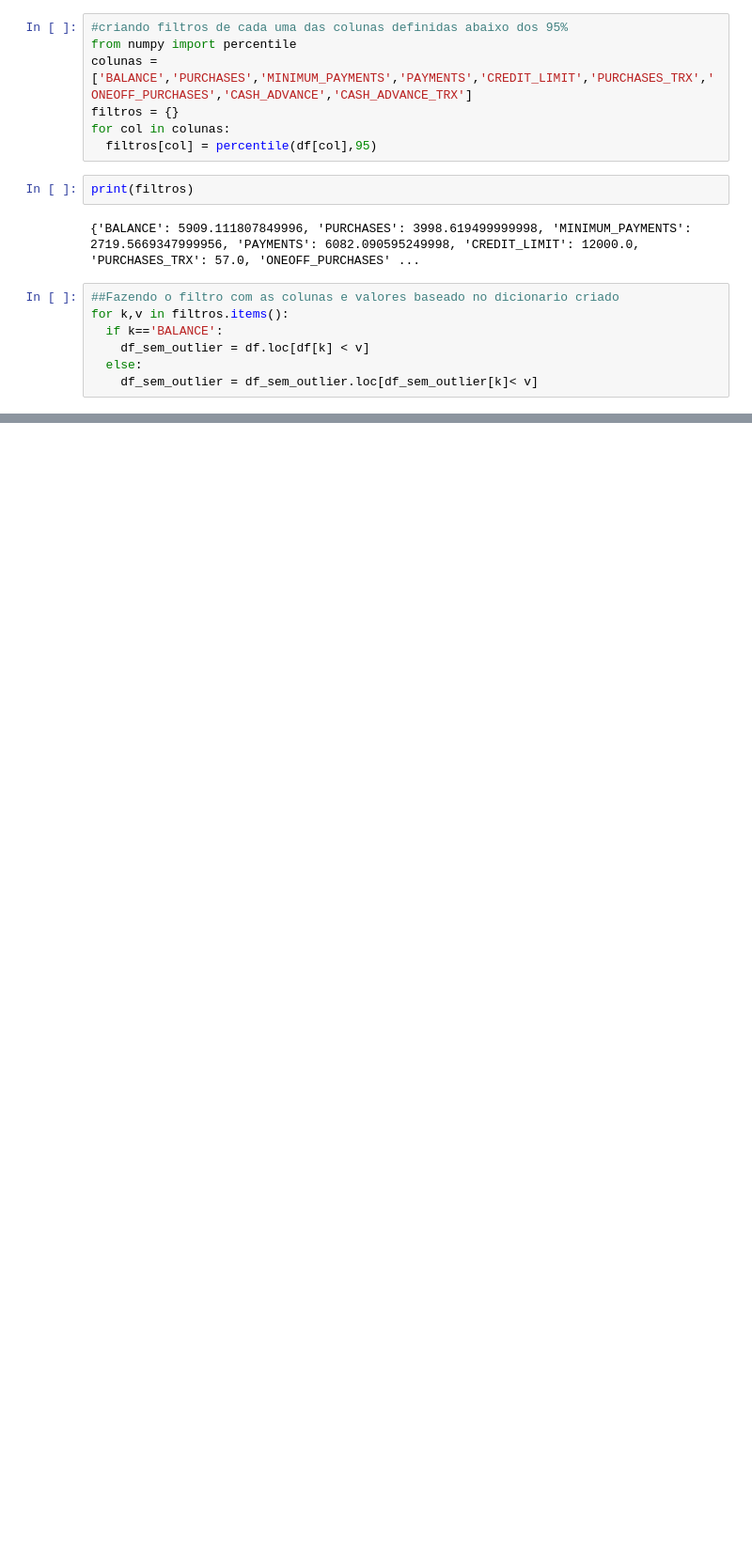
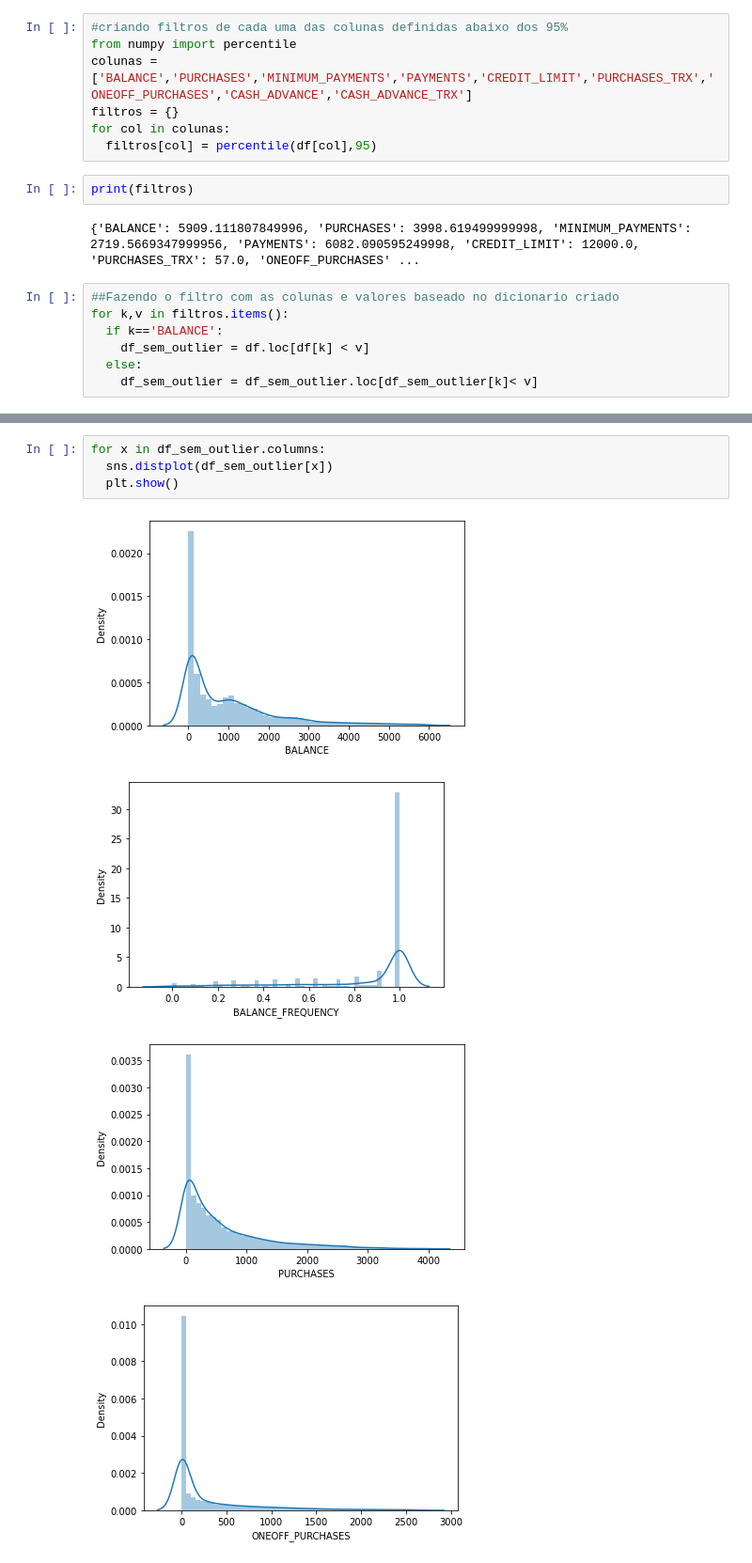
Before and after one commit to digicabral/portifolio-data, a Jupyter notebook: clustering_bank.ipynb, the cells around one changed output, grey strips where cells are left out. Shown at 94% size. Saved outputs shown, nothing was run; the diff lists cells and outputs as text; blank space fills up the shorter version.

```diff
--- a/clustering_bank.ipynb
+++ b/clustering_bank.ipynb
@@ -106,0 +139,9 @@ teste.head()
+# %%
+for x in df_sem_outlier.columns:
+  sns.distplot(df_sem_outlier[x])
+  plt.show()
+# %% [output]
+[figure, added]
+[figure, added]
+[figure, added]
+[figure, added]
```
Also changed, not shown: parts of 19 cells of this notebook.
